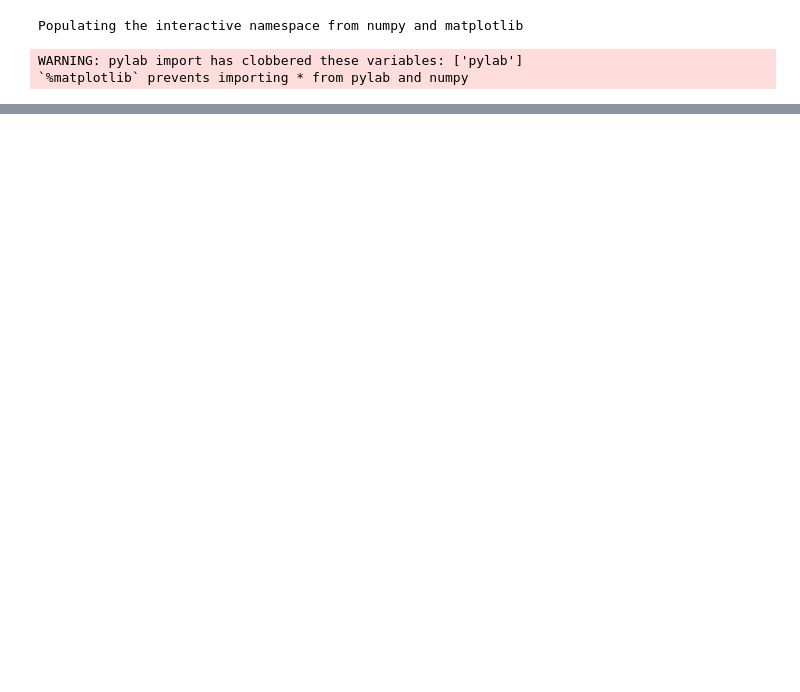
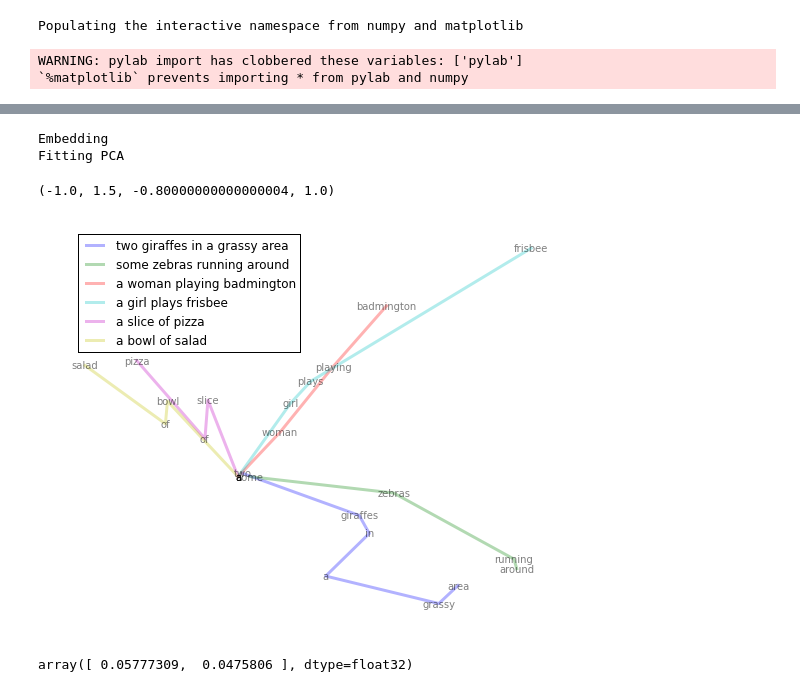
Before and after one commit to gchrupala/reimaginet, a Jupyter notebook: viz.ipynb, the cells around one changed output, grey strips where cells are left out. Drawn from its saved outputs; the diff is of its cells as text; code cells hidden in the pictures; blank space fills up the shorter version.

```diff
--- a/viz.ipynb
+++ b/viz.ipynb
@@ -48,3 +23,6 @@ def embed(sents):
+# %%
+modeldir = "/home/gchrupala/repos/reimaginet/run-104-extratrain/"
+M = load(modeldir, model_name='model.5.pkl.gz')
 # %%
 sents = [ s.split() for s in ['two giraffes in a grassy area', 'some zebras running around',
                               'a woman playing badmington', 'a girl plays frisbee',
@@ -64,3 +82,20 @@ def trails(sents, size=(7,5), loc="upper right"):
+# %%
+trailer = Trailer(M)
+# %%
+trailer.fit(sent_val)
+# %% [output]
+Embedding
+Fitting PCA
+# %%
+trailer.trails(sents, size=(9,7))
+axis('off')
+# %% [output]
+(-1.0, 1.5, -0.80000000000000004, 1.0)
+[figure, added]
+# %%
+trailer.proj.explained_variance_ratio_
+# %% [output]
+array([ 0.05777309,  0.0475806 ], dtype=float32)
 # %%
 trails(sents, loc='lower left', size=(8,6))
 # %% [output]
```
Also changed, not shown: parts of 27 cells of this notebook.
